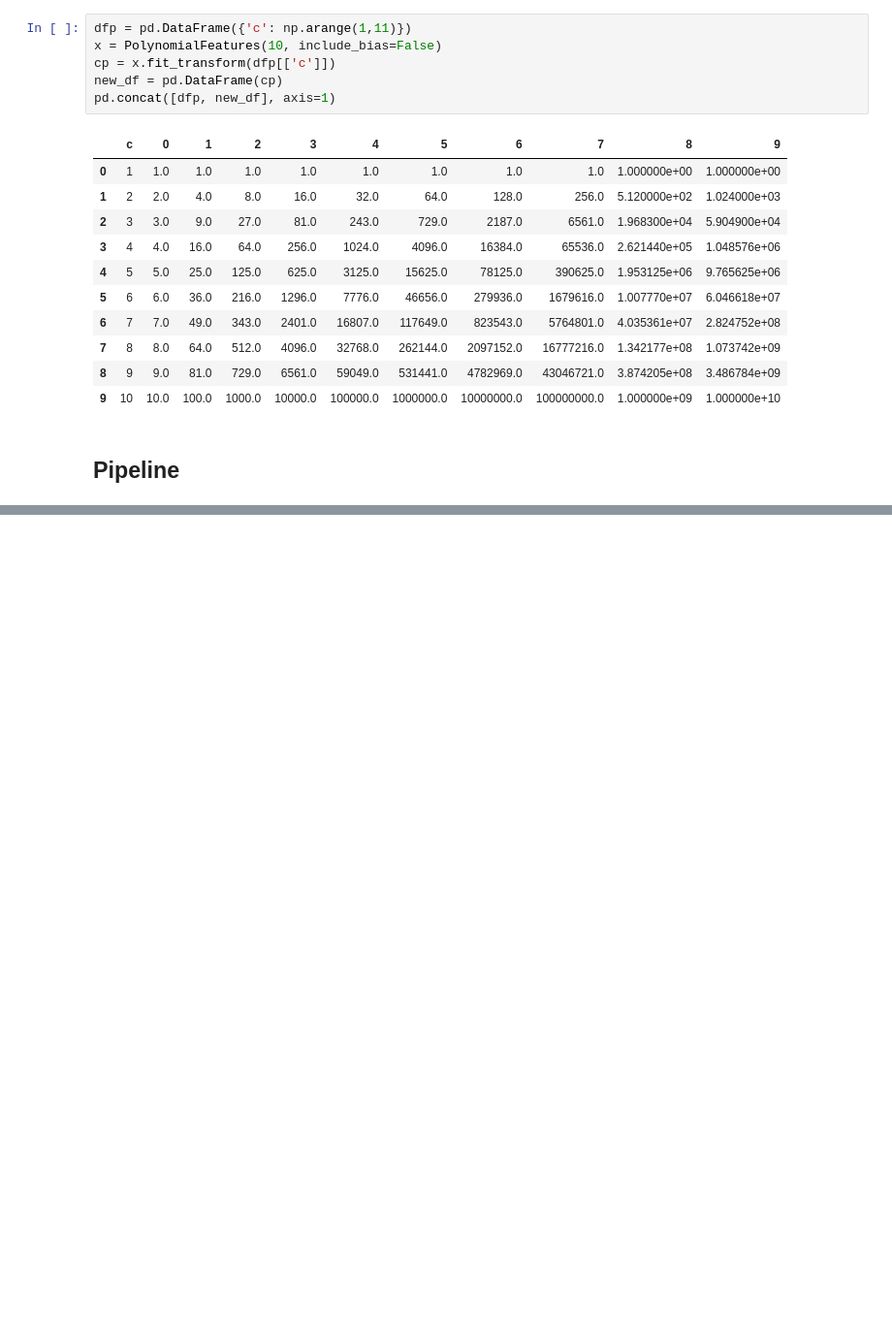
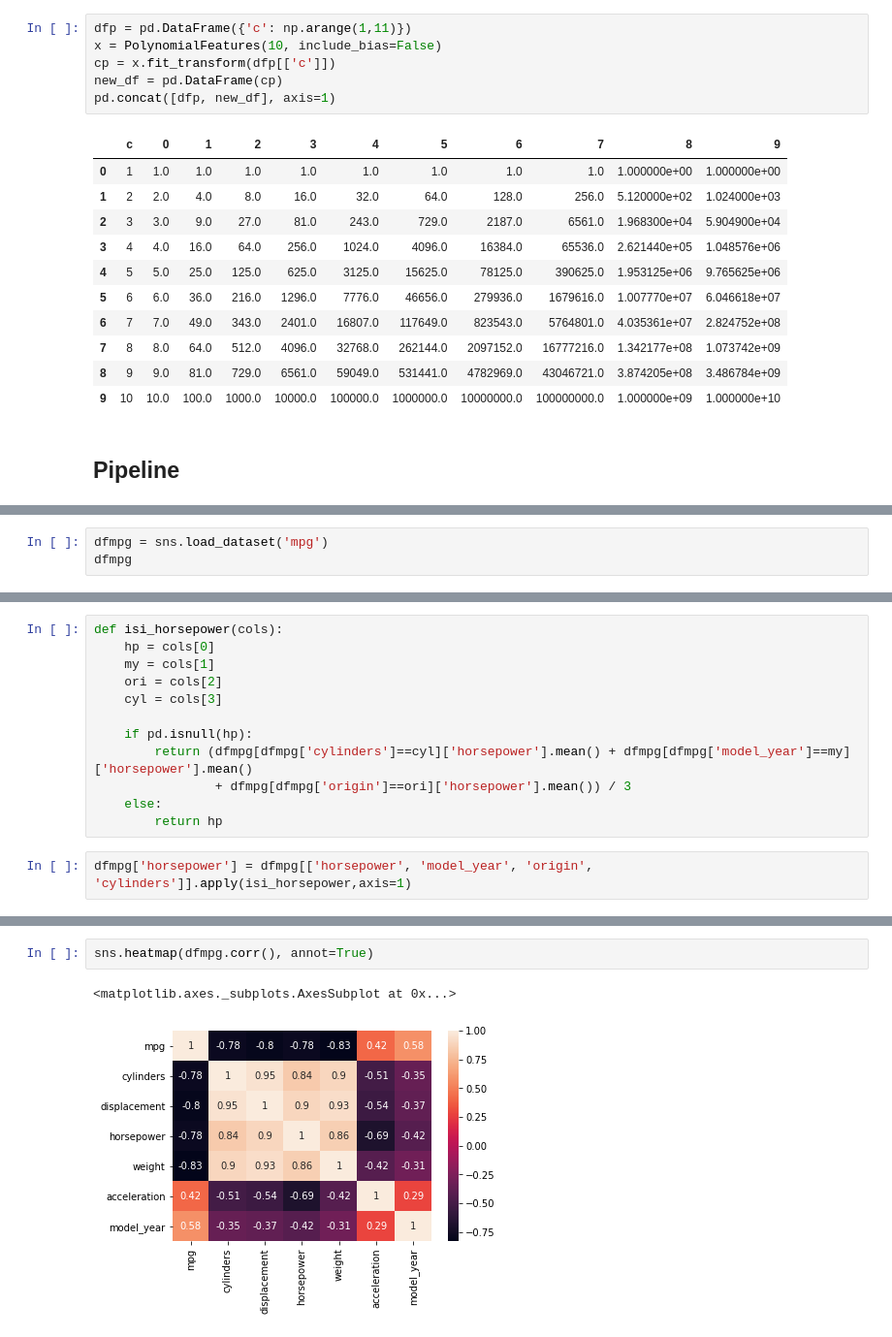
Before and after one commit to ridhoaryo/modul3_linear_reg_1, a Jupyter notebook: Materi_Linear_Regression.ipynb, the cells around one changed output, grey strips where cells are left out. Shown at 97% size. Saved outputs shown, nothing was run; the diff lists cells and outputs as text; blank space fills up the shorter version.

```diff
--- a/Materi_Linear_Regression.ipynb
+++ b/Materi_Linear_Regression.ipynb
@@ -2064,0 +2220,3 @@ pd.concat([dfp, new_df], axis=1)
+# %%
+dfmpg = sns.load_dataset('mpg')
+dfmpg
@@ -2064,0 +2237,14 @@ pd.concat([dfp, new_df], axis=1)
+# %%
+def isi_horsepower(cols):
+    hp = cols[0]
+    my = cols[1]
+    ori = cols[2]
+    cyl = cols[3]
+
+    if pd.isnull(hp):
+        return (dfmpg[dfmpg['cylinders']==cyl]['horsepower'].mean() + dfmpg[dfmpg['model_year']==my]['horsepower'].mean()
+                + dfmpg[dfmpg['origin']==ori]['horsepower'].mean()) / 3
+    else:
+        return hp
+# %%
+dfmpg['horsepower'] = dfmpg[['horsepower', 'model_year', 'origin', 'cylinders']].apply(isi_horsepower,axis=1)
@@ -2064,0 +2345,5 @@ pd.concat([dfp, new_df], axis=1)
+# %%
+sns.heatmap(dfmpg.corr(), annot=True)
+# %% [output]
+<matplotlib.axes._subplots.AxesSubplot at 0x...>
+[figure, added]
```
Also changed, not shown: parts of 23 cells of this notebook.
